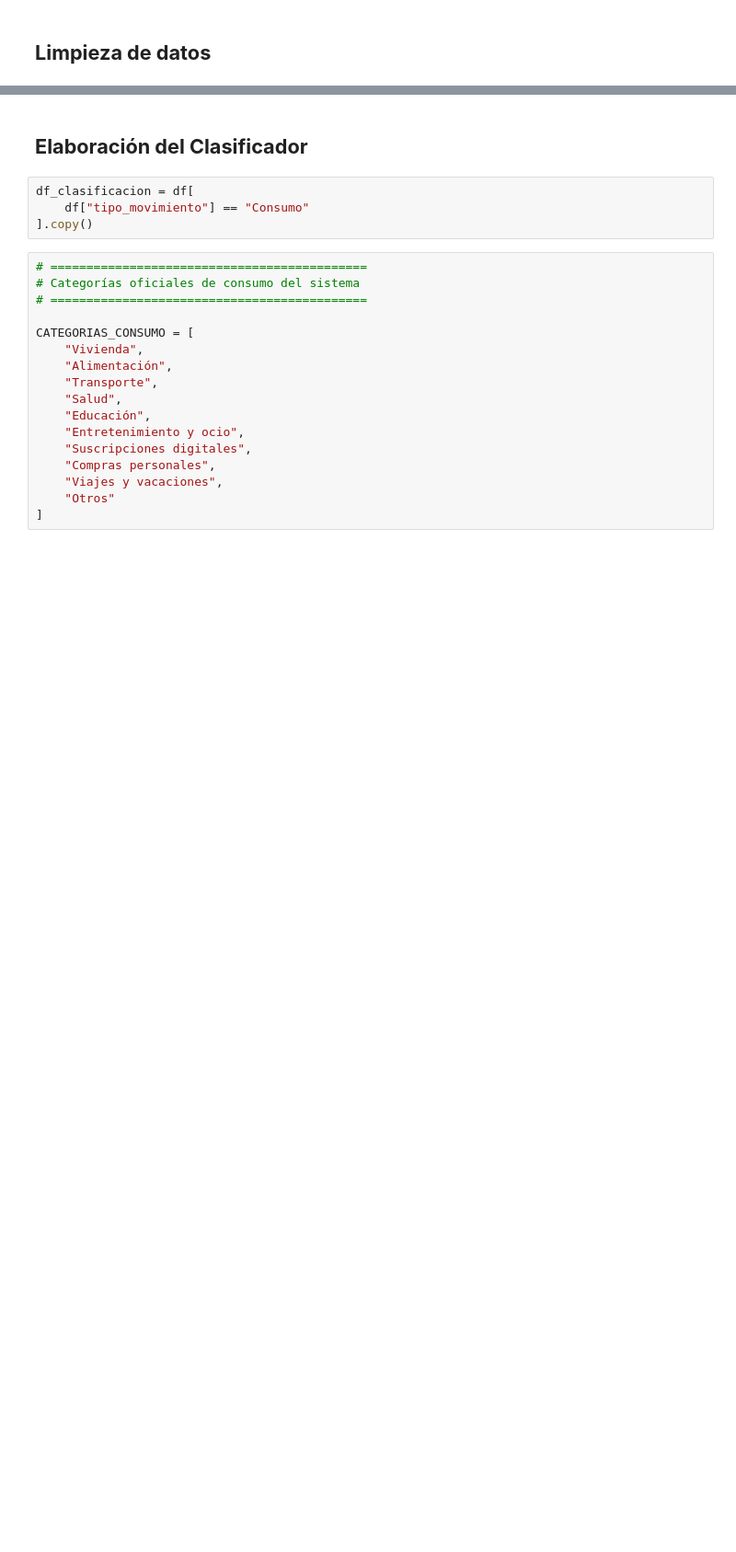
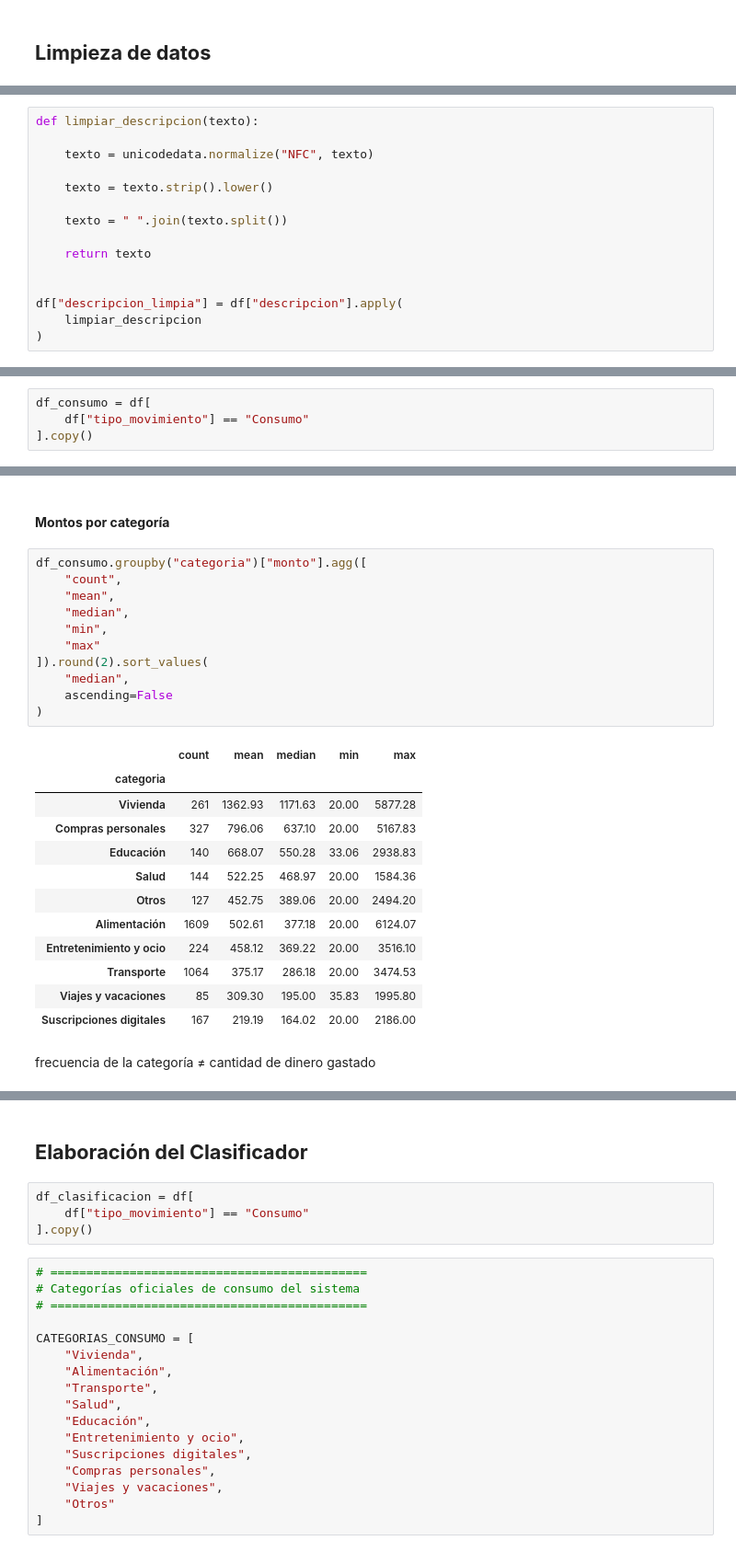
Before and after one commit to No-Country-simulation/Hackathon-G9-LATAM-Team-68, a Jupyter notebook: ciencia-de-datos/cuaderno_trabajo.ipynb, the cells around one changed output, grey strips where cells are left out. Shown at 92% size. Drawn from its saved outputs; the diff is of its cells as text; blank space fills up the shorter version.

```diff
--- a/ciencia-de-datos/cuaderno_trabajo.ipynb
+++ b/ciencia-de-datos/cuaderno_trabajo.ipynb
@@ -524,0 +429,15 @@ df.to_csv(
+# %%
+def limpiar_descripcion(texto):
+
+    texto = unicodedata.normalize("NFC", texto)
+
+    texto = texto.strip().lower()
+
+    texto = " ".join(texto.split())
+
+    return texto
+
+
+df["descripcion_limpia"] = df["descripcion"].apply(
+    limpiar_descripcion
+)
@@ -524,0 +487,4 @@ df.to_csv(
+# %%
+df_consumo = df[
+    df["tipo_movimiento"] == "Consumo"
+].copy()
@@ -524,0 +559,28 @@ df.to_csv(
+# %% [markdown]
+#### **Montos por categoría**
+# %%
+df_consumo.groupby("categoria")["monto"].agg([
+    "count",
+    "mean",
+    "median",
+    "min",
+    "max"
+]).round(2).sort_values(
+    "median",
+    ascending=False
+)
+# %% [output]
+|  | count | mean | median | min | max |
+| categoria |  |  |  |  |  |
+| Vivienda | 261 | 1362.93 | 1171.63 | 20.00 | 5877.28 |
+| Compras personales | 327 | 796.06 | 637.10 | 20.00 | 5167.83 |
+| Educación | 140 | 668.07 | 550.28 | 33.06 | 2938.83 |
+| Salud | 144 | 522.25 | 468.97 | 20.00 | 1584.36 |
+| Otros | 127 | 452.75 | 389.06 | 20.00 | 2494.20 |
+| Alimentación | 1609 | 502.61 | 377.18 | 20.00 | 6124.07 |
+| Entretenimiento y ocio | 224 | 458.12 | 369.22 | 20.00 | 3516.10 |
+| Transporte | 1064 | 375.17 | 286.18 | 20.00 | 3474.53 |
+| Viajes y vacaciones | 85 | 309.30 | 195.00 | 35.83 | 1995.80 |
+| Suscripciones digitales | 167 | 219.19 | 164.02 | 20.00 | 2186.00 |
+# %% [markdown]
+frecuencia de la categoría ≠ cantidad de dinero gastado
```
Also changed, not shown: parts of 119 cells of this notebook.
